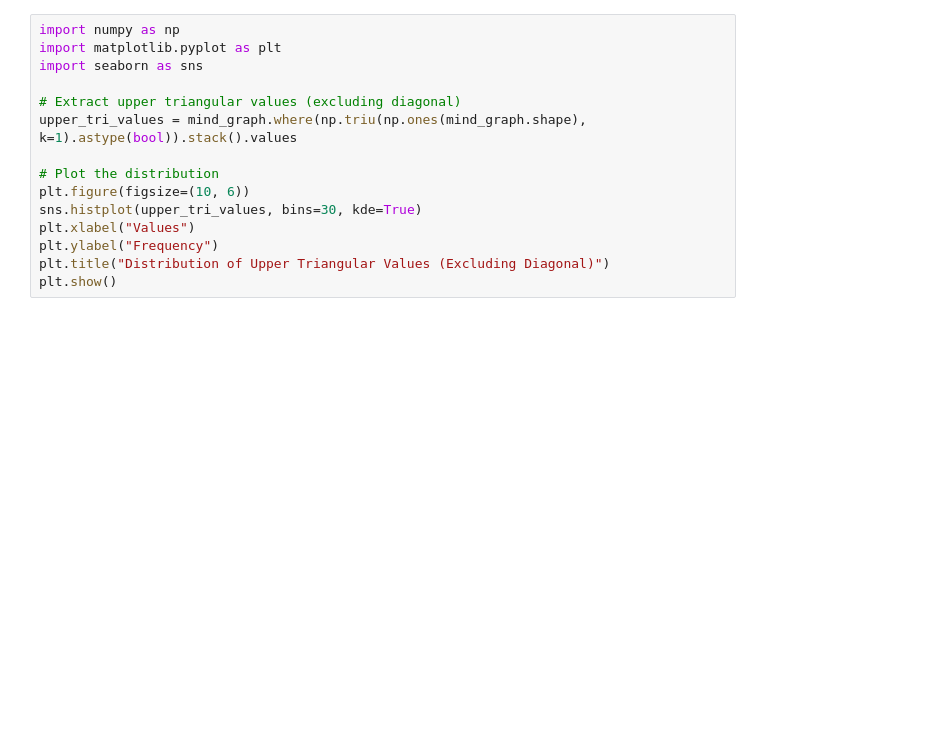
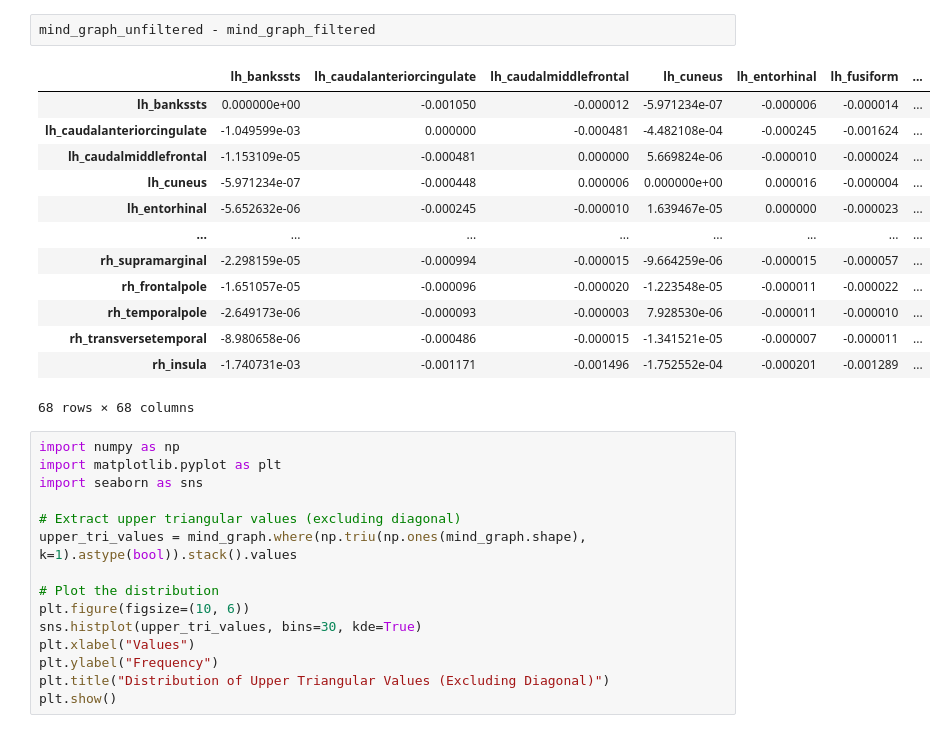
Before and after one commit to efekankavalci/MIND, a Jupyter notebook: create_graph.ipynb, the cells around one changed output. Saved outputs shown, nothing was run; the diff lists cells and outputs as text; blank space fills up the shorter version.

```diff
--- a/create_graph.ipynb
+++ b/create_graph.ipynb
@@ -105,3 +127,19 @@ mind_graph
+# %%
+mind_graph_unfiltered - mind_graph_filtered
+# %% [output]
+|  | lh_bankssts | lh_caudalanteriorcingulate | lh_caudalmiddlefrontal | lh_cuneus | lh_entorhinal | lh_fusiform | ... |
+| lh_bankssts | 0.000000e+00 | -0.001050 | -0.000012 | -5.971234e-07 | -0.000006 | -0.000014 | ... |
+| lh_caudalanteriorcingulate | -1.049599e-03 | 0.000000 | -0.000481 | -4.482108e-04 | -0.000245 | -0.001624 | ... |
+| lh_caudalmiddlefrontal | -1.153109e-05 | -0.000481 | 0.000000 | 5.669824e-06 | -0.000010 | -0.000024 | ... |
+| lh_cuneus | -5.971234e-07 | -0.000448 | 0.000006 | 0.000000e+00 | 0.000016 | -0.000004 | ... |
+| lh_entorhinal | -5.652632e-06 | -0.000245 | -0.000010 | 1.639467e-05 | 0.000000 | -0.000023 | ... |
+| ... | ... | ... | ... | ... | ... | ... | ... |
+| rh_supramarginal | -2.298159e-05 | -0.000994 | -0.000015 | -9.664259e-06 | -0.000015 | -0.000057 | ... |
+| rh_frontalpole | -1.651057e-05 | -0.000096 | -0.000020 | -1.223548e-05 | -0.000011 | -0.000022 | ... |
+| rh_temporalpole | -2.649173e-06 | -0.000093 | -0.000003 | 7.928530e-06 | -0.000011 | -0.000010 | ... |
+| rh_transversetemporal | -8.980658e-06 | -0.000486 | -0.000015 | -1.341521e-05 | -0.000007 | -0.000011 | ... |
+| rh_insula | -1.740731e-03 | -0.001171 | -0.001496 | -1.752552e-04 | -0.000201 | -0.001289 | ... |
+68 rows × 68 columns
 # %%
 import numpy as np
 import matplotlib.pyplot as plt
```
Also changed, not shown: parts of 20 cells of this notebook, 17 other files.
